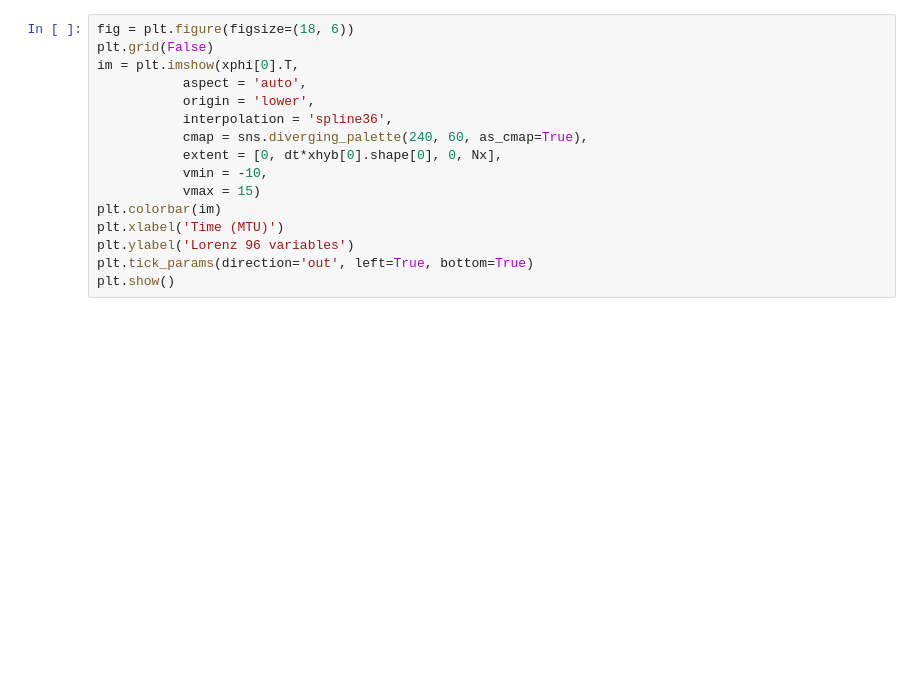
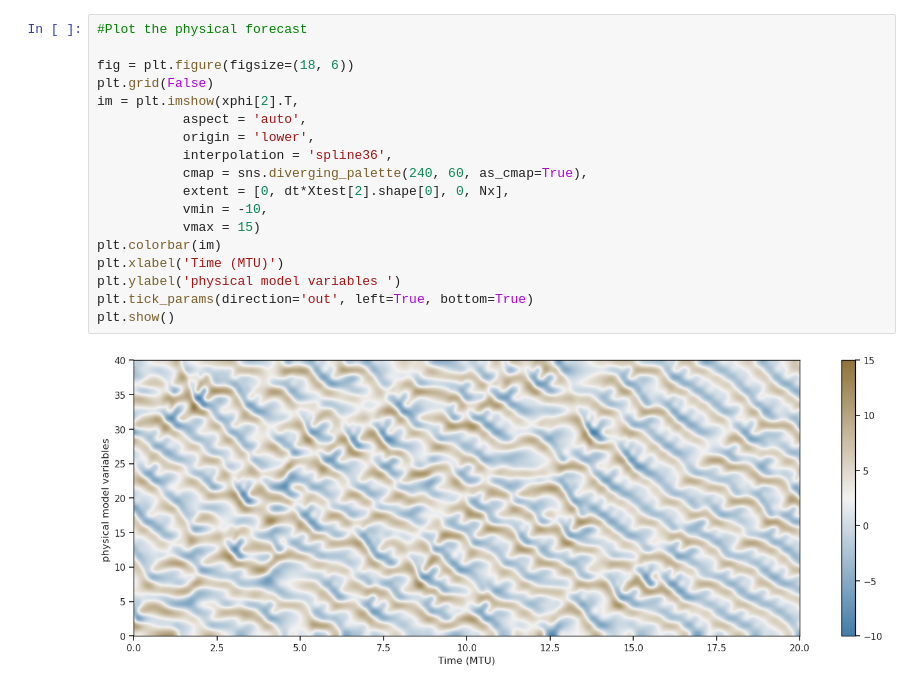
Before and after one commit to marcbocquet/2022-mooc-ecmwf-bocquet-brajard, a Jupyter notebook: mooc_ecmwf_bocquet_brajard_part3.ipynb, the cells around one changed output. Cells and saved outputs as stored; diff of their text form; blank space fills up the shorter version.

```diff
--- a/mooc_ecmwf_bocquet_brajard_part3.ipynb
+++ b/mooc_ecmwf_bocquet_brajard_part3.ipynb
@@ -160,16 +200,20 @@ plt.show()
-# %%
-fig = plt.figure(figsize=(18, 6))
-plt.grid(False)
-im = plt.imshow(xphi[0].T,
-           aspect = 'auto',
-           origin = 'lower',
-           interpolation = 'spline36',
-           cmap = sns.diverging_palette(240, 60, as_cmap=True),
-           extent = [0, dt*xhyb[0].shape[0], 0, Nx],
-           vmin = -10,
-           vmax = 15)
-plt.colorbar(im)
-plt.xlabel('Time (MTU)')
-plt.ylabel('Lorenz 96 variables')
-plt.tick_params(direction='out', left=True, bottom=True)
-plt.show()
+# %%
+#Plot the physical forecast
+
+fig = plt.figure(figsize=(18, 6))
+plt.grid(False)
+im = plt.imshow(xphi[2].T,
+           aspect = 'auto',
+           origin = 'lower',
+           interpolation = 'spline36',
+           cmap = sns.diverging_palette(240, 60, as_cmap=True),
+           extent = [0, dt*Xtest[2].shape[0], 0, Nx],
+           vmin = -10,
+           vmax = 15)
+plt.colorbar(im)
+plt.xlabel('Time (MTU)')
+plt.ylabel('physical model variables ')
+plt.tick_params(direction='out', left=True, bottom=True)
+plt.show()
+# %% [output]
+[figure, added]
```
Also changed, not shown: parts of 29 cells of this notebook, 5 other files.
